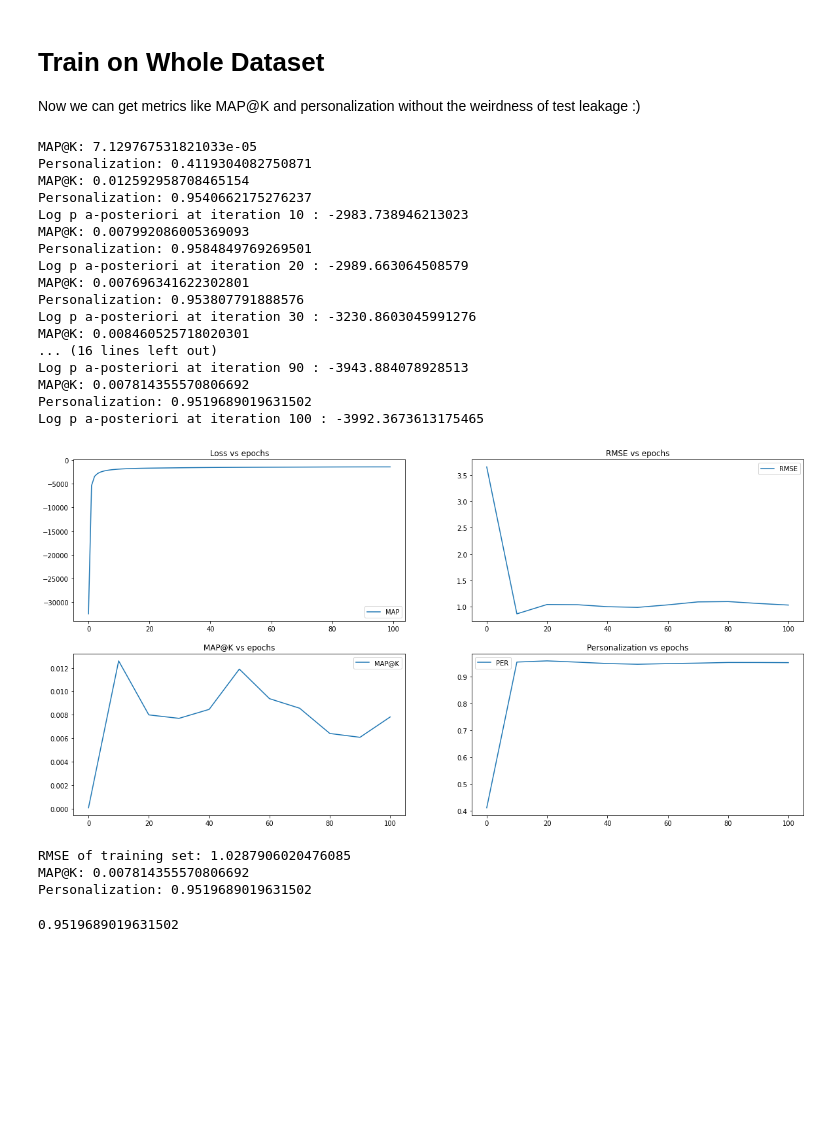
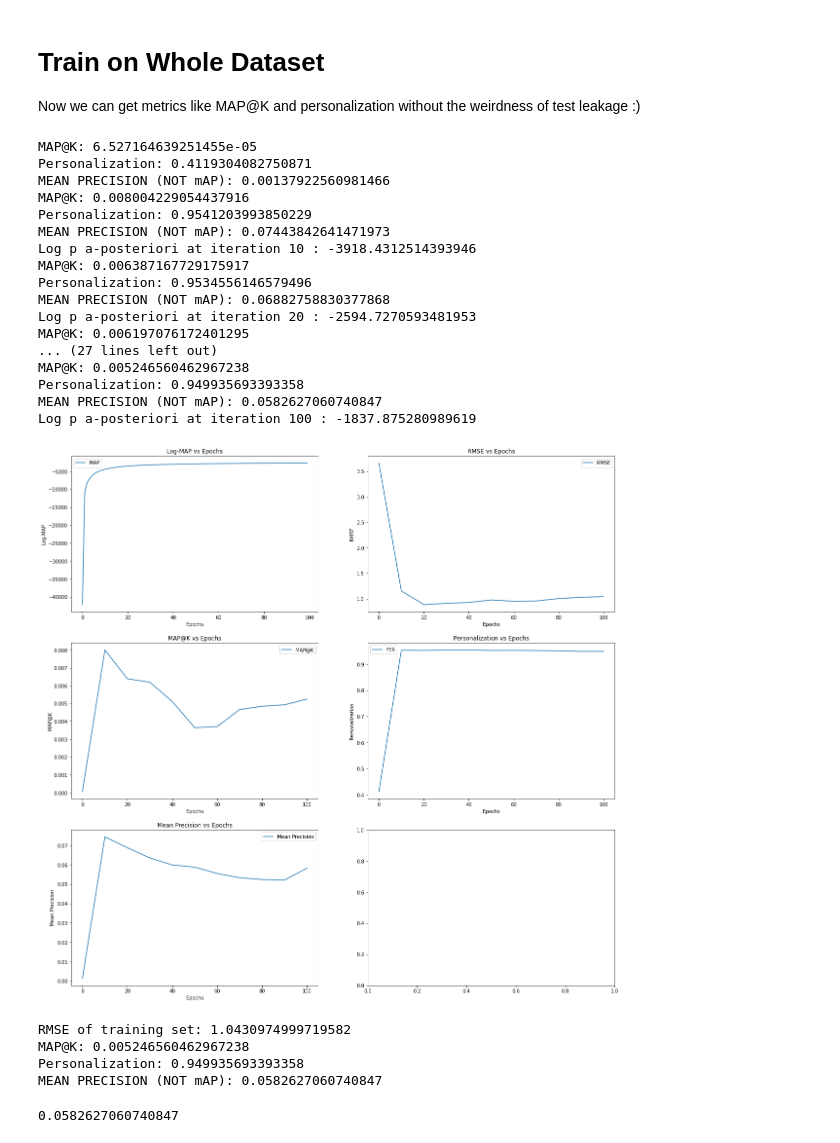
Before and after one commit to jho44/GetHuluJob, a Jupyter notebook: python_pmf.ipynb, the cells around one changed output. Saved outputs shown, nothing was run; the diff lists cells and outputs as text; code cells hidden in the pictures; blank space fills up the shorter version.

```diff
--- a/python_pmf.ipynb
+++ b/python_pmf.ipynb
@@ -215,7 +215,7 @@ def mapk(recommendations, user_5_df, user_4_df):
             continue
         for k in range(1, l):
             # top k recommendations and top k actually rated movies for user
-            user_rec = recommendations[user][1:k+1]
+            user_rec = recommendations[user][:k]
             user_actual_k = set(user_actual[:k])
             # only add if the kth item was relevant
             if user_rec[-1] in user_actual_k:
@@ -264,6 +292,8 @@ def eval(recs, user_5_df, user_4_df, metric_type):
     return mapk(recs, user_5_df, user_4_df)
   elif metric_type == 'PER':
     return calc_personalization(recs)
+  elif metric_type == 'MEAN_PRECISION':
+    return mean_precision(recs, n_users, user_5_df, user_4_df)
 # %% [markdown]
 For the purposes of scaling, we need the maximum and minimum rating values.
 # %%
@@ -365,7 +399,7 @@ train_user_5_df, train_user_4_df = get_users_faves(train_set)
 
 initialize_parameters(0.3, 0.3)
 log_aps = []
-rmse, map_at_k, per = [], [], []
+rmse, map_at_k, per, mp = [], [], [], []
 
 update_max_min_ratings()
 
@@ -373,6 +407,7 @@ rmse.append(rmse_evaluate(train_set))
 recs = get_recs(train_set)
 map_at_k.append(eval(recs, train_user_5_df, train_user_4_df, 'MAPK'))
 per.append(eval(recs, train_user_5_df, train_user_4_df, 'PER'))
+mp.append(eval(recs, train_user_5_df, train_user_4_df, 'MEAN_PRECISION'))
 
 for k in range(100):
     update_parameters()
@@ -387,58 +422,75 @@ for k in range(100):
         recs = get_recs(train_set)
         map_at_k.append(eval(recs, train_user_5_df, train_user_4_df, 'MAPK'))
         per.append(eval(recs, train_user_5_df, train_user_4_df, 'PER'))
+        mp.append(eval(recs, train_user_5_df, train_user_4_df, 'MEAN_PRECISION'))
 
         print('Log p a-posteriori at iteration', k + 1, ':', log_ap)
 
 update_max_min_ratings()
 # %% [output]
-MAP@K: 7.129767531821033e-05
+MAP@K: 6.527164639251455e-05
 Personalization: 0.4119304082750871
-MAP@K: 0.012592958708465154
-Personalization: 0.9540662175276237
-Log p a-posteriori at iteration 10 : -2983.738946213023
-MAP@K: 0.007992086005369093
-Personalization: 0.9584849769269501
-Log p a-posteriori at iteration 20 : -2989.663064508579
-MAP@K: 0.007696341622302801
-Personalization: 0.953807791888576
-Log p a-posteriori at iteration 30 : -3230.8603045991276
-MAP@K: 0.008460525718020301
-... (16 lines left out)
-Log p a-posteriori at iteration 90 : -3943.884078928513
-MAP@K: 0.007814355570806692
-Personalization: 0.9519689019631502
-Log p a-posteriori at iteration 100 : -3992.3673613175465
+MEAN PRECISION (NOT mAP): 0.00137922560981466
+MAP@K: 0.008004229054437916
+Personalization: 0.9541203993850229
+MEAN PRECISION (NOT mAP): 0.07443842641471973
+Log p a-posteriori at iteration 10 : -3918.4312514393946
+MAP@K: 0.006387167729175917
+Personalization: 0.9534556146579496
+MEAN PRECISION (NOT mAP): 0.06882758830377868
+Log p a-posteriori at iteration 20 : -2594.7270593481953
+MAP@K: 0.006197076172401295
+... (27 lines left out)
+MAP@K: 0.005246560462967238
+Personalization: 0.949935693393358
+MEAN PRECISION (NOT mAP): 0.0582627060740847
+Log p a-posteriori at iteration 100 : -1837.875280989619
 # %%
-_, axes = plt.subplots(2, 2, figsize=(20, 10))
+_, axes = plt.subplots(3, 2, figsize=(20, 20))
 
 axes[0, 0].plot(np.arange(len(log_ps)), log_ps, label='MAP')
-axes[0, 0].set_title('Loss vs epochs')
+axes[0, 0].set_title('Log-MAP vs Epochs')
+axes[0, 0].set_ylabel('Log-MAP')
+axes[0, 0].set_xlabel('Epochs')
 axes[0, 0].legend()
 
 axes[0, 1].plot(np.arange(0, len(rmse) * step, step), rmse, label='RMSE')
-axes[0, 1].set_title('RMSE vs epochs')
+axes[0, 1].set_title('RMSE vs Epochs')
+axes[0, 1].set_ylabel('RMSE')
+axes[0, 1].set_xlabel('Epochs')
 axes[0, 1].legend()
 
 axes[1, 0].plot(np.arange(0, len(map_at_k) * step, step), map_at_k, label='MAP@K')
-axes[1, 0].set_title('MAP@K vs epochs')
+axes[1, 0].set_title('MAP@K vs Epochs')
+axes[1, 0].set_ylabel('MAP@K')
+axes[1, 0].set_xlabel('Epochs')
 axes[1, 0].legend()
 
 axes[1, 1].plot(np.arange(0, len(per) * step, step), per, label='PER')
-axes[1, 1].set_title('Personalization vs epochs')
+axes[1, 1].set_title('Personalization vs Epochs')
+axes[1, 1].set_ylabel('Personalization')
+axes[1, 1].set_xlabel('Epochs')
 axes[1, 1].legend()
 
+axes[2, 0].plot(np.arange(0, len(mp) * step, step), mp, label='Mean Precision')
+axes[2, 0].set_title('Mean Precision vs Epochs')
+axes[2, 0].set_ylabel('Mean Precision')
+axes[2, 0].set_xlabel('Epochs')
+axes[2, 0].legend()
+
 plt.show()
 # %% [output]
-[figure, old version]
+[figure, new version]
 # %%
 print('RMSE of training set:', rmse_evaluate(train_set))
 
 recs = get_recs(train_set)
 eval(recs, train_user_5_df, train_user_4_df, 'MAPK')
 eval(recs, train_user_5_df, train_user_4_df, 'PER')
+eval(recs, train_user_5_df, train_user_4_df, 'MEAN_PRECISION')
 # %% [output]
-RMSE of training set: 1.0287906020476085
-MAP@K: 0.007814355570806692
-Personalization: 0.9519689019631502
+RMSE of training set: 1.0430974999719582
+MAP@K: 0.005246560462967238
+Personalization: 0.949935693393358
+MEAN PRECISION (NOT mAP): 0.0582627060740847
-0.9519689019631502
+0.0582627060740847
```
Also changed, not shown: parts of 4 cells of this notebook, 2 other files.
